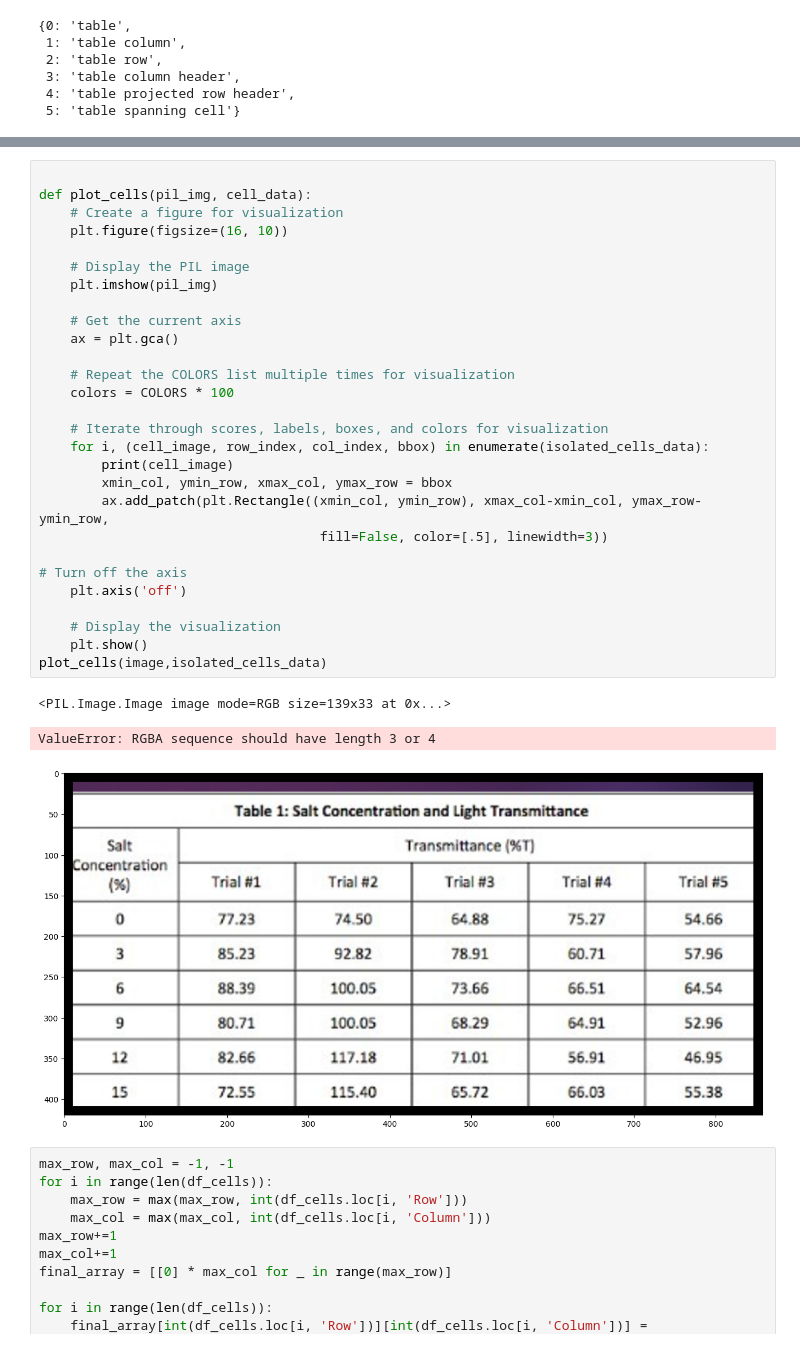
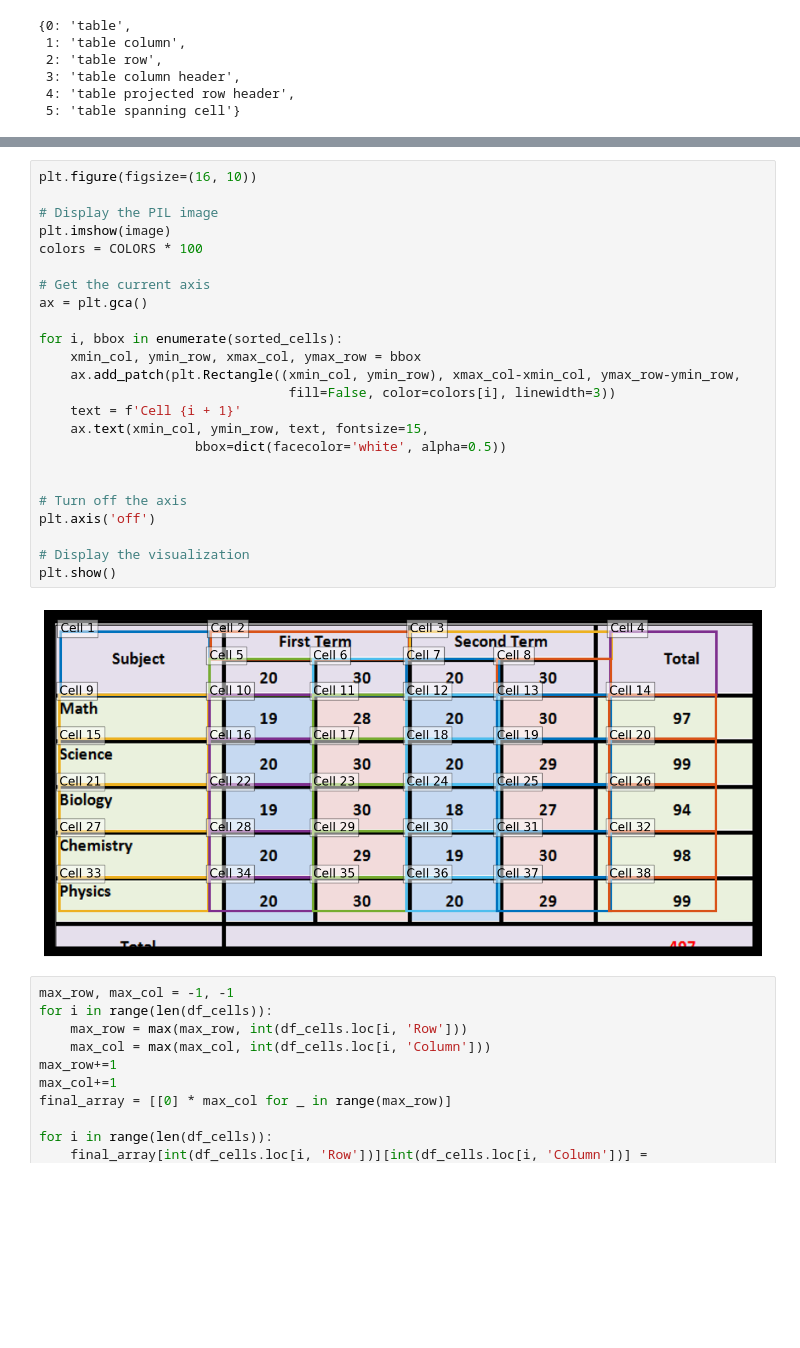
Before and after one commit to matth101/TableOCR, a Jupyter notebook: RowAndColModel.ipynb, the cells around one changed output, grey strips where cells are left out. Drawn from its saved outputs; the diff is of its cells as text; blank space fills up the shorter version.

```diff
--- a/RowAndColModel.ipynb
+++ b/RowAndColModel.ipynb
@@ -232,35 +312,29 @@ df_cells
 # %%
+plt.figure(figsize=(16, 10))
 
-def plot_cells(pil_img, cell_data):
-    # Create a figure for visualization
-    plt.figure(figsize=(16, 10))
+# Display the PIL image
+plt.imshow(image)
+colors = COLORS * 100
 
-    # Display the PIL image
-    plt.imshow(pil_img)
+# Get the current axis
+ax = plt.gca()
 
-    # Get the current axis
-    ax = plt.gca()
+for i, bbox in enumerate(sorted_cells):
+    xmin_col, ymin_row, xmax_col, ymax_row = bbox
+    ax.add_patch(plt.Rectangle((xmin_col, ymin_row), xmax_col-xmin_col, ymax_row-ymin_row,
+                                fill=False, color=colors[i], linewidth=3))
+    text = f'Cell {i + 1}'
+    ax.text(xmin_col, ymin_row, text, fontsize=15,
+                    bbox=dict(facecolor='white', alpha=0.5))
 
-    # Repeat the COLORS list multiple times for visualization
-    colors = COLORS * 100
-
-    # Iterate through scores, labels, boxes, and colors for visualization
-    for i, (cell_image, row_index, col_index, bbox) in enumerate(isolated_cells_data):
-        print(cell_image)
-        xmin_col, ymin_row, xmax_col, ymax_row = bbox
-        ax.add_patch(plt.Rectangle((xmin_col, ymin_row), xmax_col-xmin_col, ymax_row-ymin_row,
-                                    fill=False, color=[.5], linewidth=3))
 
 # Turn off the axis
-    plt.axis('off')
+plt.axis('off')
 
-    # Display the visualization
-    plt.show()
-plot_cells(image,isolated_cells_data)
+# Display the visualization
+plt.show()
 # %% [output]
-<PIL.Image.Image image mode=RGB size=139x33 at 0x...>
-ValueError: RGBA sequence should have length 3 or 4
-[figure, old version]
+[figure, new version]
 # %%
 max_row, max_col = -1, -1
 for i in range(len(df_cells)):
```
Also changed, not shown: parts of 4 cells of this notebook.
